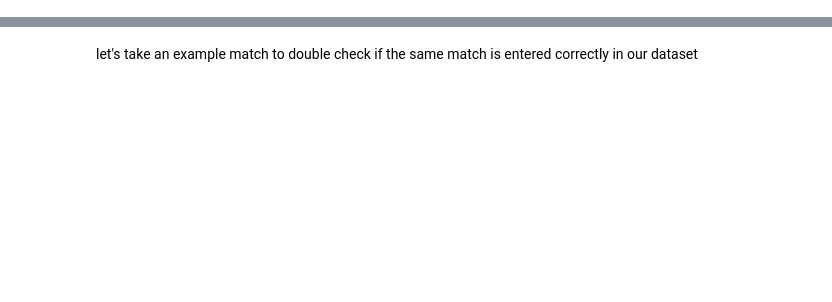
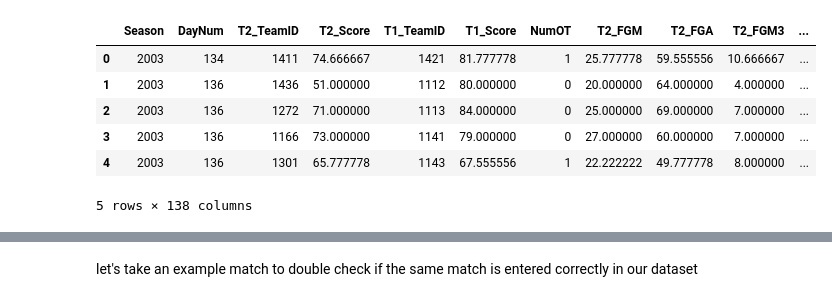
Before and after one commit to MOddododo/march_mania, a Jupyter notebook: notebooks/01_eda.ipynb, the cells around one changed output, grey strips where cells are left out. Drawn from its saved outputs; the diff is of its cells as text; code cells hidden in the pictures; blank space fills up the shorter version.

```diff
--- a/notebooks/01_eda.ipynb
+++ b/notebooks/01_eda.ipynb
@@ -119,0 +48,10 @@ See the caveats in the documentation: https://pandas.pydata.org/pandas-docs/stab
+# %%
+tourney_data.head()
+# %% [output]
+|  | Season | DayNum | T2_TeamID | T2_Score | T1_TeamID | T1_Score | NumOT | T2_FGM | T2_FGA | T2_FGM3 | ... |
+| 0 | 2003 | 134 | 1411 | 74.666667 | 1421 | 81.777778 | 1 | 25.777778 | 59.555556 | 10.666667 | ... |
+| 1 | 2003 | 136 | 1436 | 51.000000 | 1112 | 80.000000 | 0 | 20.000000 | 64.000000 | 4.000000 | ... |
+| 2 | 2003 | 136 | 1272 | 71.000000 | 1113 | 84.000000 | 0 | 25.000000 | 69.000000 | 7.000000 | ... |
+| 3 | 2003 | 136 | 1166 | 73.000000 | 1141 | 79.000000 | 0 | 27.000000 | 60.000000 | 7.000000 | ... |
+| 4 | 2003 | 136 | 1301 | 65.777778 | 1143 | 67.555556 | 1 | 22.222222 | 49.777778 | 8.000000 | ... |
+5 rows × 138 columns
```
Also changed, not shown: parts of 75 cells of this notebook, 9 other files.
